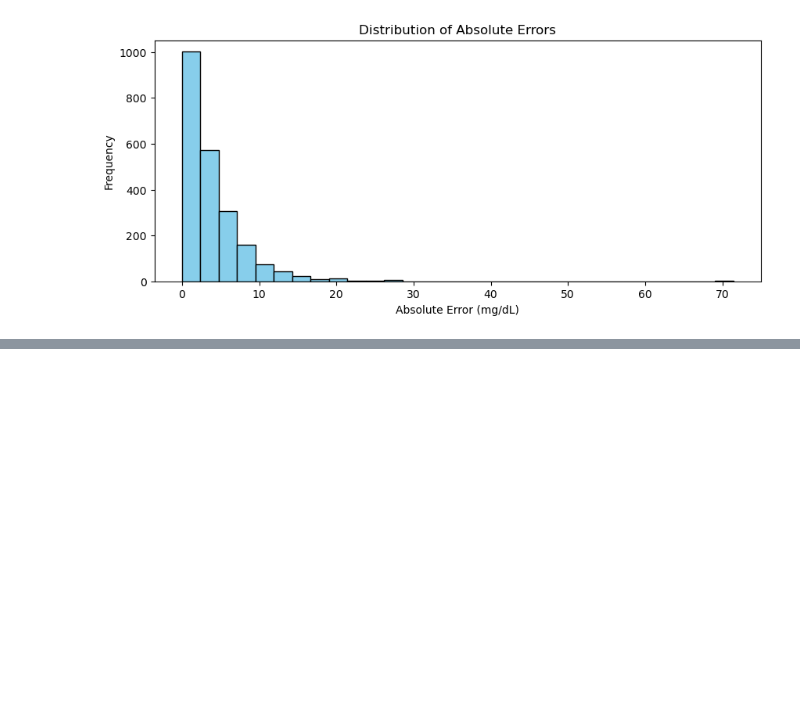
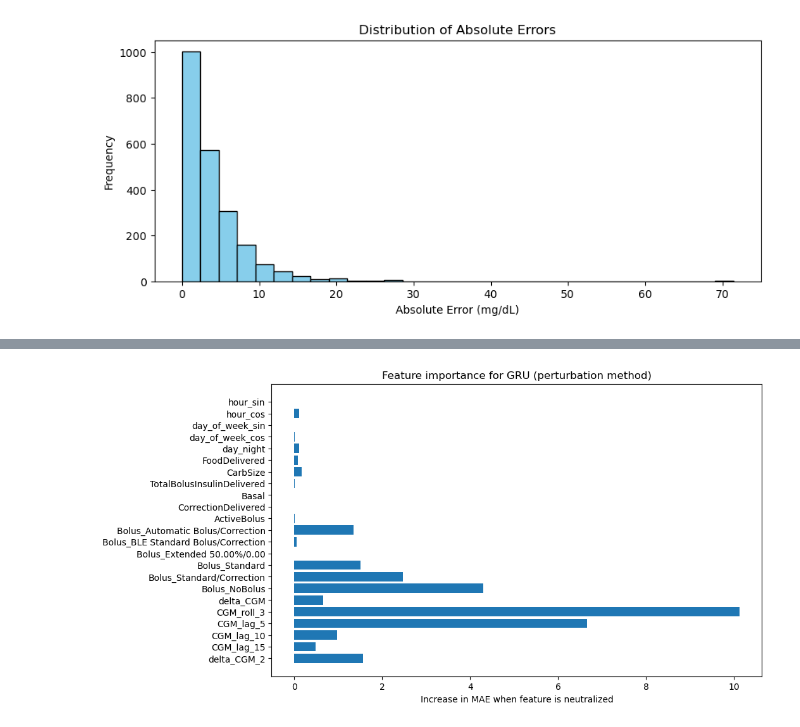
Before and after one commit to kindbyte/Glucose_Forecasting_and_Insulin_Dynamics_Analysis_Type-1_Diabetes, a Jupyter notebook: AZT1D_Insulin_Prediction.ipynb, the cells around one changed output, grey strips where cells are left out. Drawn from its saved outputs; the diff is of its cells as text; code cells hidden in the pictures; blank space fills up the shorter version.

```diff
--- a/AZT1D_Insulin_Prediction.ipynb
+++ b/AZT1D_Insulin_Prediction.ipynb
@@ -292,3 +292,26 @@ plt.show()
 # %% [output]
 [figure]
 [figure]
+# %%
+from sklearn.metrics import mean_absolute_error
+
+
+y_pred_orig = scaler_y.inverse_transform(model.predict(X_val))
+baseline_mae = mean_absolute_error(y_true, y_pred_orig)
+
+feature_importance = []
+
+for i, feat in enumerate(features_with_delta):
+    X_perturbed = X_val.copy()
+    X_perturbed[:,:,i] = np.mean(X_val[:,:,i])
+    y_pred_pert = scaler_y.inverse_transform(model.predict(X_perturbed))
+    pert_mae = mean_absolute_error(y_true, y_pred_pert)
+    feature_importance.append(pert_mae - baseline_mae)
+
+plt.figure(figsize=(10,6))
+plt.barh(features_with_delta, feature_importance)
+plt.xlabel('Increase in MAE when feature is neutralized')
+plt.title('Feature importance for GRU (perturbation method)')
+plt.gca().invert_yaxis()
+plt.show()
+# %% [output]
@@ -294,0 +335 @@ plt.show()
+[figure, added]
```
Also changed, not shown: parts of 1 cell of this notebook, 1 other file.
